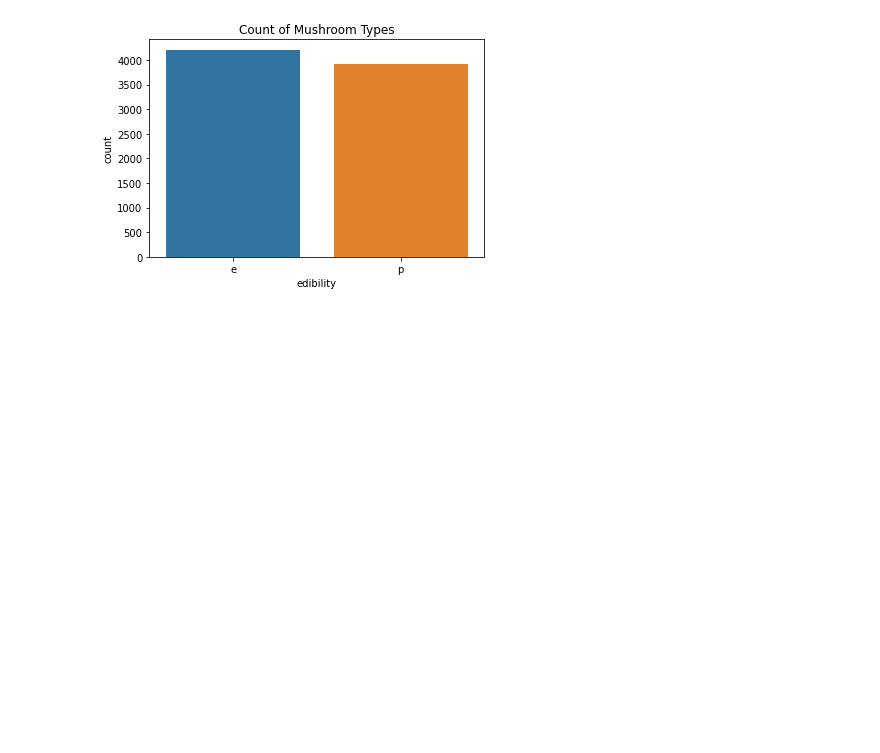
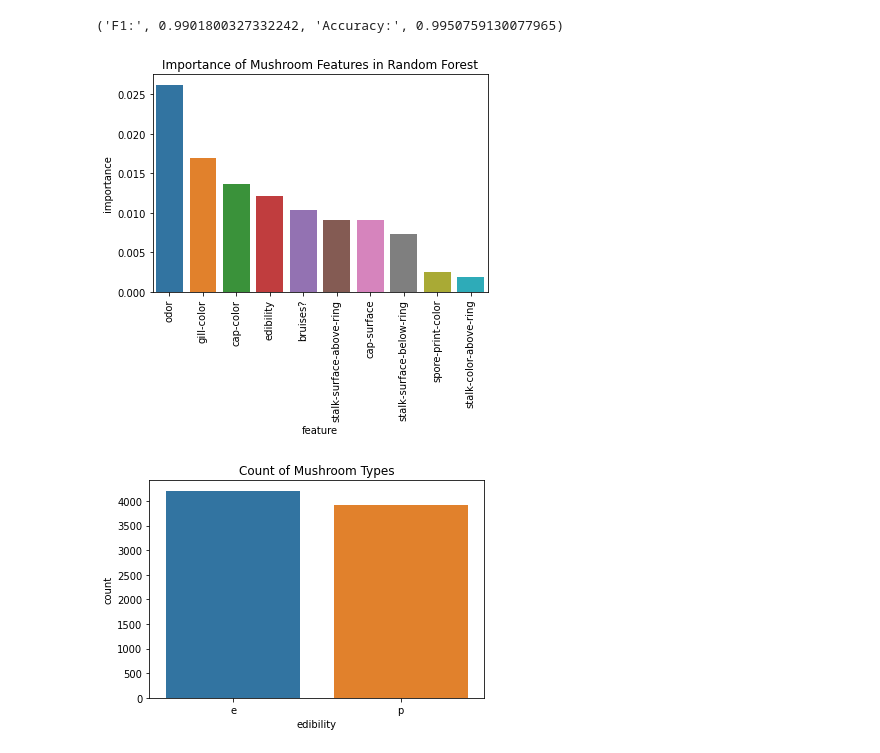
Before and after one commit to lixuec/mushroom_shared, a Jupyter notebook: assignment_9.ipynb, the cells around one changed output. Drawn from its saved outputs; the diff is of its cells as text; code cells hidden in the pictures; blank space fills up the shorter version.

Commit message:
Add files via upload
Model report including F1 and accuracy scores included. Feature importance bar chart included.

```diff
--- a/assignment_9.ipynb
+++ b/assignment_9.ipynb
@@ -151,6 +151,25 @@ deliciousstew = finaldf.loc[tmpmask]
 # ------------------------------------------------------------------
 # Random Forest reports (visualization and feature importance)
 # ------------------------------------------------------------------
+# %%
+from sklearn import metrics
+
+def getresults(y_test,y_pred):
+    return "F1:", metrics.f1_score(y_test,y_pred),"Accuracy:", metrics.accuracy_score(y_test,y_pred)
+
+getresults(y_test,y_pred)
+# %% [output]
+('F1:', 0.9901800327332242, 'Accuracy:', 0.9950759130077965)
+# %%
+# Estimate Feature Importance
+
+clf_features = pd.DataFrame(sorted(list(zip(df.columns, model.feature_importances_)), key=lambda x: abs(x[1]), reverse=True)[:10], columns=['feature','importance'])
+g = sns.barplot(x='feature', y='importance', data=clf_features)
+g.set_title(f'Importance of Mushroom Features in Random Forest')
+g.set_xticklabels(labels=clf_features.feature,rotation=90)
+plt.show()
+# %% [output]
+[figure, added]
 # %%
 # ------------------------------------------------------------------
 # Histograms of columns
```
Also changed, not shown: parts of 3 cells of this notebook.
